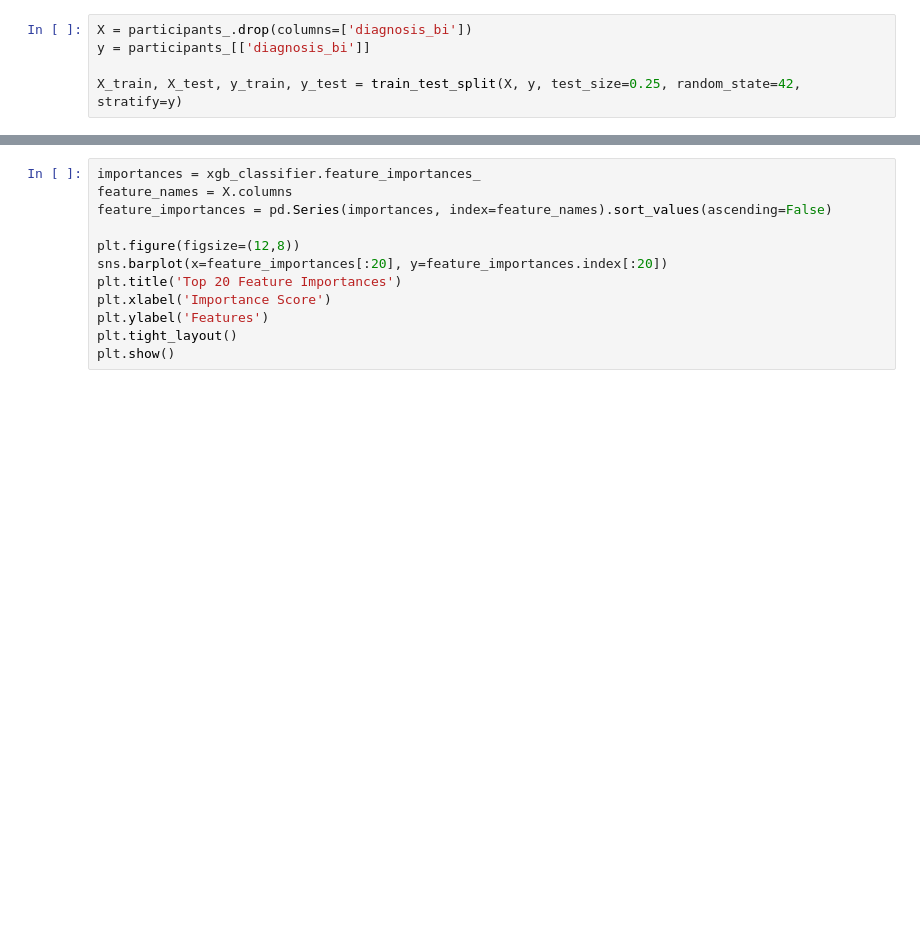
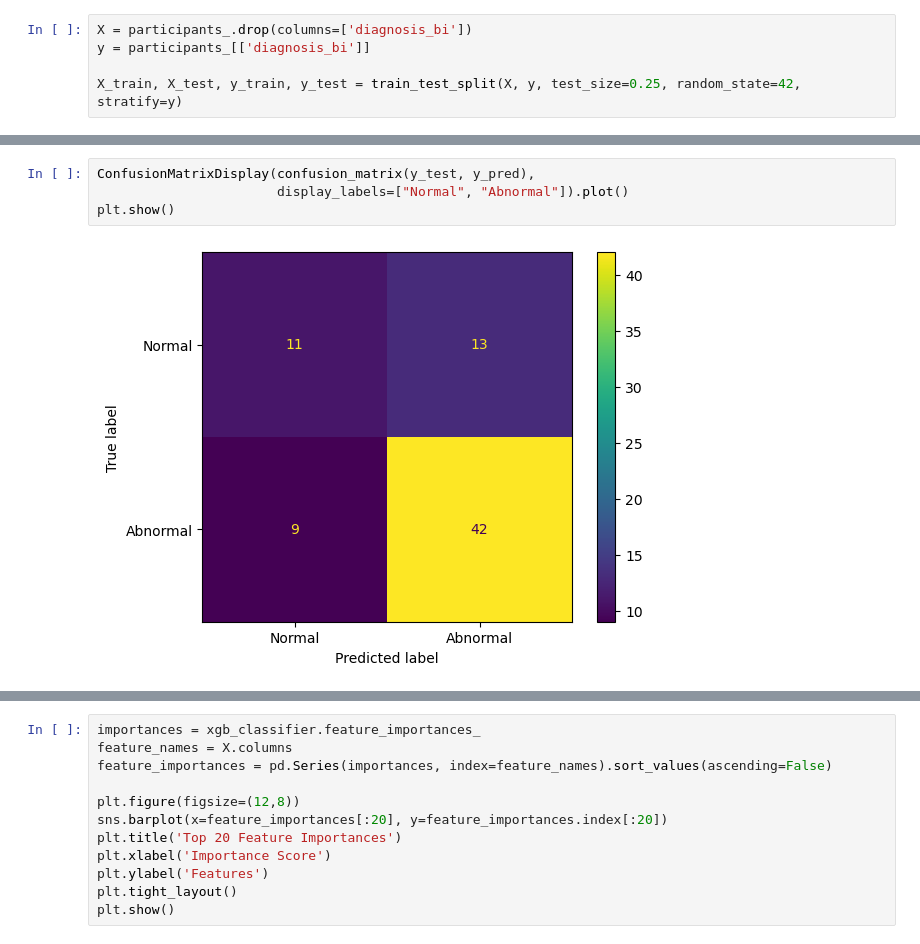
Before and after one commit to visalakshi2001/ocular-electrophysiology, a Jupyter notebook: analysis1.ipynb, the cells around one changed output, grey strips where cells are left out. Saved outputs shown, nothing was run; the diff lists cells and outputs as text; blank space fills up the shorter version.

```diff
--- a/analysis1.ipynb
+++ b/analysis1.ipynb
@@ -386,3 +388,9 @@ Accuracy Score: 0.79
+# %%
+ConfusionMatrixDisplay(confusion_matrix(y_test, y_pred),
+                       display_labels=["Normal", "Abnormal"]).plot()
+plt.show()
+# %% [output]
+[figure, added]
 # %%
 importances = rf_classifier.feature_importances_
 feature_names = X.columns
```
Also changed, not shown: parts of 20 cells of this notebook, 3 other files.
